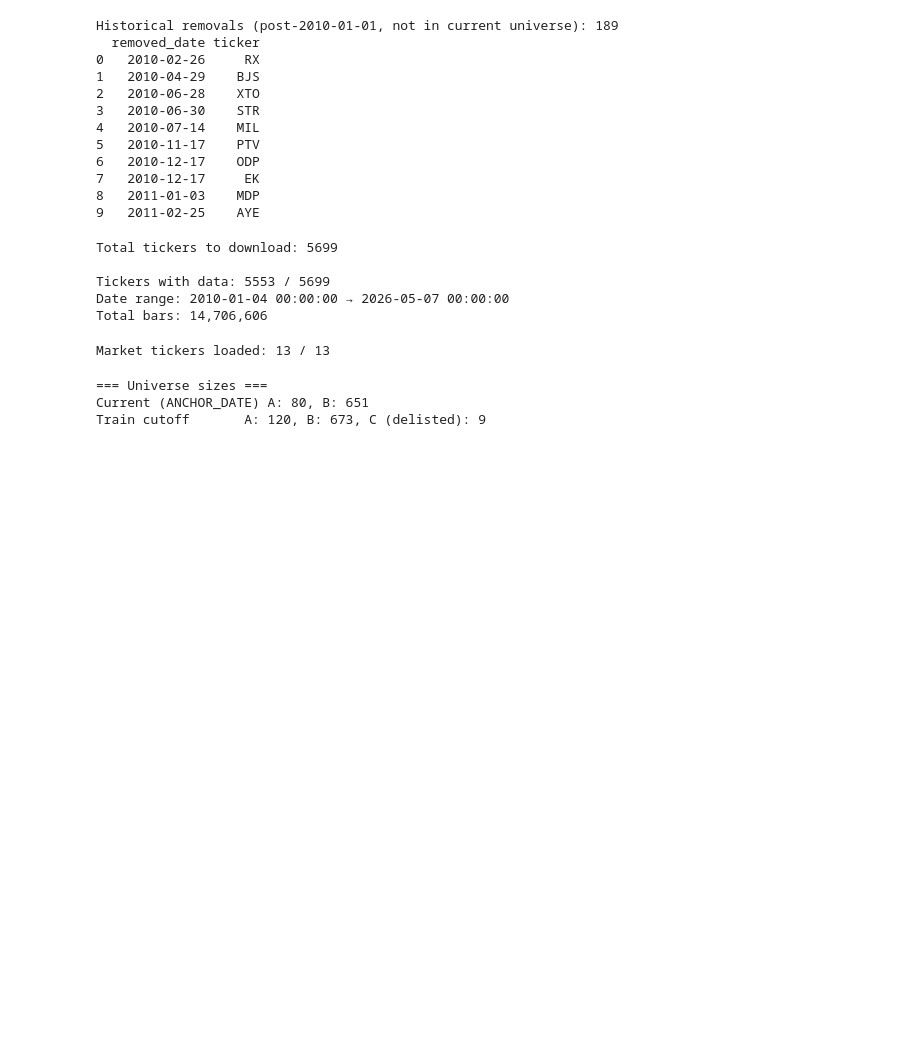
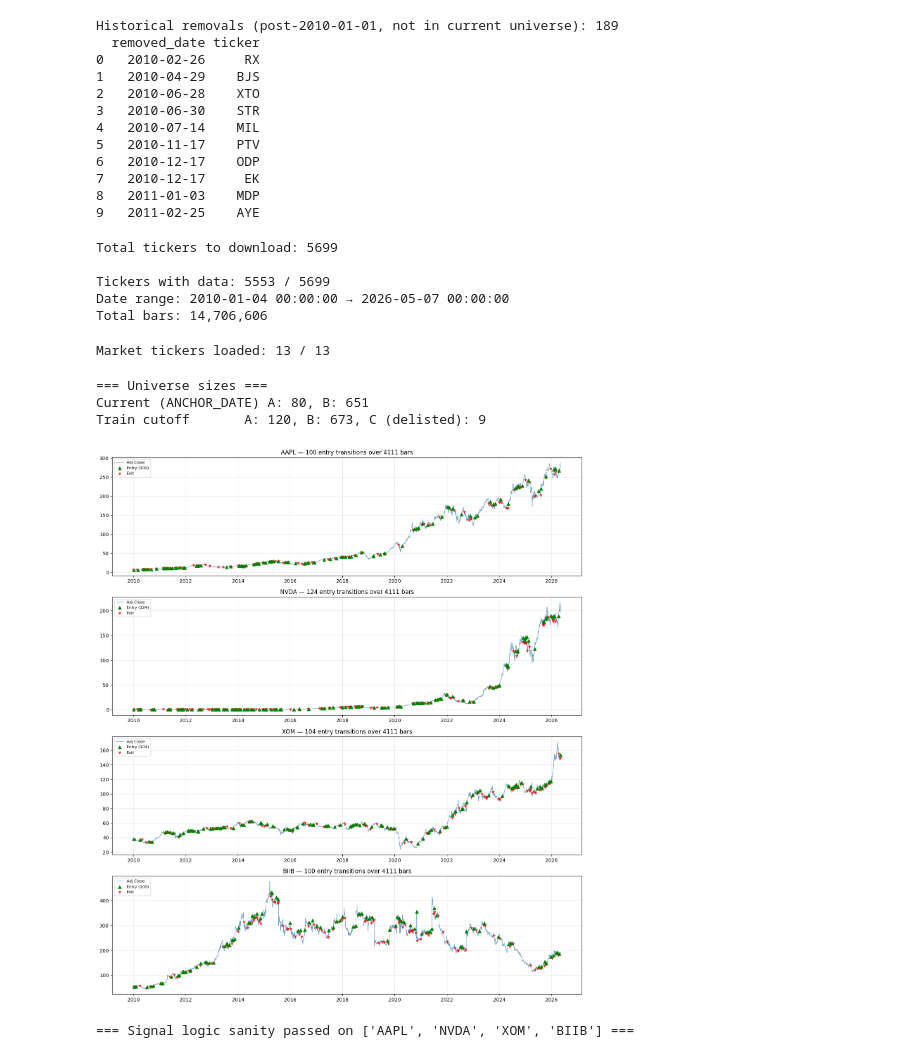
Before and after one commit to xingwudao/open-xquant, a Jupyter notebook: examples/research/cyclical_ema/research.ipynb, the cells around one changed output. Cells and saved outputs as stored; diff of their text form; code cells hidden in the pictures; blank space fills up the shorter version.

Commit message:
feat(research): cyclical_ema Cell 6 — EMA signals + visual sanity check
Adds compute_signals(df) helper computing EMA(5,20,60,90) + entry
signal (EMA5>EMA20 AND EMA5>EMA60 AND EMA5>EMA90), exit signal
(EMA5<EMA20), and entry_transition (false→true).

Sanity-plots 4 known tickers across regimes (AAPL/NVDA/XOM/BIIB) with
entry markers (green ^) and exit markers (red v); per-ticker assert
5 ≤ transitions ≤ 200 over 16y. All passed.

Co-Authored-By: Claude Opus 4.7 (1M context) <noreply@anthropic.com>

```diff
--- a/examples/research/cyclical_ema/research.ipynb
+++ b/examples/research/cyclical_ema/research.ipynb
@@ -455,3 +455,59 @@ assert 50 < len(universe_train["A"]) < 800, "Train A 组规模异常"
 === Universe sizes ===
 Current (ANCHOR_DATE) A: 80, B: 651
 Train cutoff       A: 120, B: 673, C (delisted): 9
+# %%
+# === Cell 6: EMA + entry/exit 信号序列 + 可视化 sanity check ===
+
+def compute_signals(df: pd.DataFrame) -> pd.DataFrame:
+    """Compute EMA(5,20,60,90), entry & exit signals on a single ticker's price series.
+
+    Input: df with 'Adj Close' column, indexed by date.
+    Output: df with extra columns ema5/20/60/90, entry, exit, entry_transition.
+    """
+    out = df.copy()
+    for p in (5, 20, 60, 90):
+        out[f"ema{p}"] = EMA().compute(out, column="Adj Close", period=p)
+    out["entry"] = (
+        (out["ema5"] > out["ema20"])
+        & (out["ema5"] > out["ema60"])
+        & (out["ema5"] > out["ema90"])
+    )
+    out["exit"] = out["ema5"] < out["ema20"]
+    out["entry_transition"] = out["entry"] & (~out["entry"].shift(1).fillna(False))
+    return out
+
+
+# Visual sanity check on 4 known tickers across regimes
+sanity_tickers = ["AAPL", "NVDA", "XOM", "BIIB"]
+
+fig, axes = plt.subplots(len(sanity_tickers), 1, figsize=(14, 4 * len(sanity_tickers)), sharex=False)
+for ax, t in zip(axes, sanity_tickers):
+    if t not in TICKER_SET:
+        ax.set_title(f"{t}: NOT IN UNIVERSE — skipped")
+        continue
+    sig = compute_signals(prices.loc[t])
+    n_trans = int(sig["entry_transition"].sum())
+    ax.plot(sig.index, sig["Adj Close"], color="steelblue", linewidth=0.8, alpha=0.8, label="Adj Close")
+    entries = sig.loc[sig["entry_transition"], "Adj Close"]
+    exits_first = sig["exit"] & ~sig["exit"].shift(1).fillna(False)
+    exit_pts = sig.loc[exits_first, "Adj Close"]
+    ax.scatter(entries.index, entries.values, marker="^", color="green", s=40, label=f"Entry ({n_trans})", zorder=5)
+    ax.scatter(exit_pts.index, exit_pts.values, marker="v", color="red", s=20, alpha=0.7, label=f"Exit", zorder=4)
+    ax.set_title(f"{t} — {n_trans} entry transitions over {len(sig)} bars")
+    ax.legend(loc="upper left", fontsize=8)
+    ax.grid(True, alpha=0.3)
+plt.tight_layout()
+plt.show()
+
+# Per-ticker assertion: 5..200 transitions over 16y is sane
+for t in sanity_tickers:
+    if t not in TICKER_SET:
+        continue
+    sig = compute_signals(prices.loc[t])
+    n = int(sig["entry_transition"].sum())
+    assert 5 <= n <= 200, f"{t}: unreasonable transition count {n}"
+
+print(f"\n=== Signal logic sanity passed on {sanity_tickers} ===")
+# %% [output]
+[figure, added]
+=== Signal logic sanity passed on ['AAPL', 'NVDA', 'XOM', 'BIIB'] ===
```
